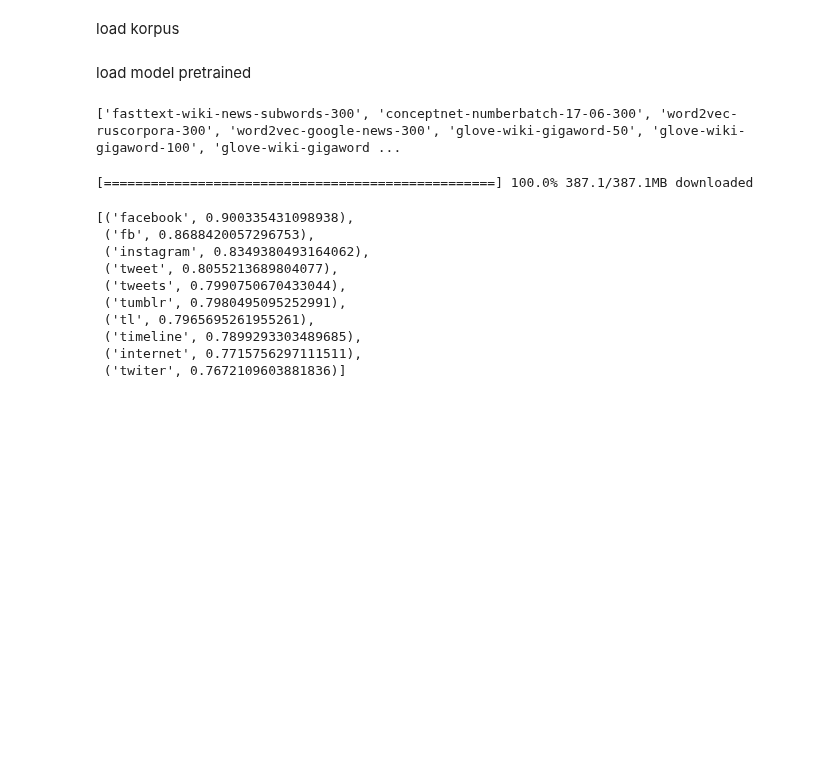
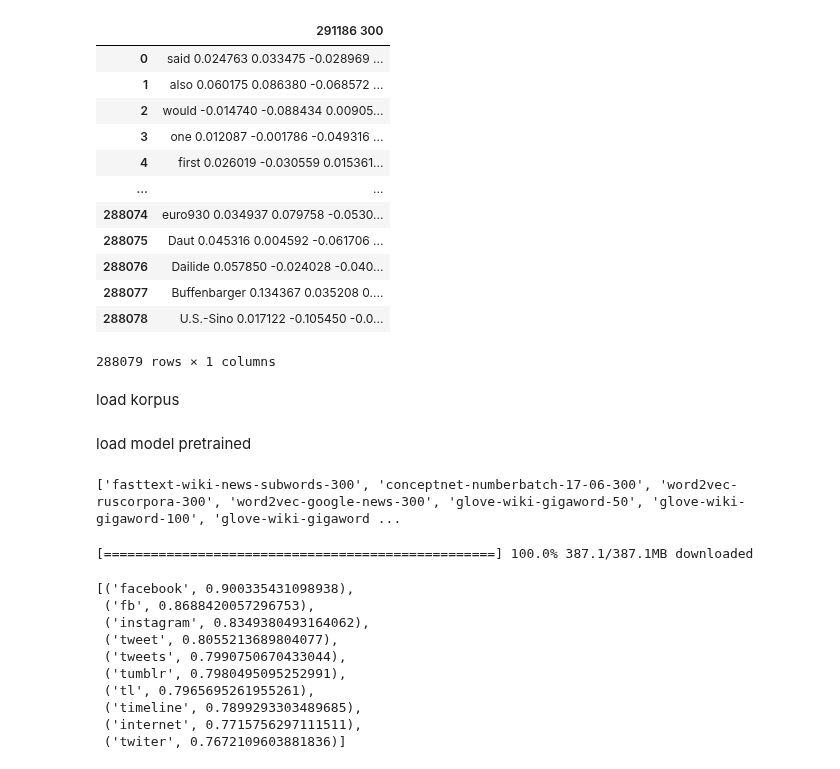
Before and after one commit to alfinmaulani/skripsi, a Jupyter notebook: pretrained_ekstraksi_dan_klasifikasi.ipynb, the cells around one changed output. Cells and saved outputs as stored; diff of their text form; code cells hidden in the pictures; blank space fills up the shorter version.

```diff
--- a/pretrained_ekstraksi_dan_klasifikasi.ipynb
+++ b/pretrained_ekstraksi_dan_klasifikasi.ipynb
@@ -28,3 +106,19 @@ drive.mount('/content/drive')
+# %%
+df
+# %% [output]
+|  | 291186 300 |
+| 0 | said 0.024763 0.033475 -0.028969 ... |
+| 1 | also 0.060175 0.086380 -0.068572 ... |
+| 2 | would -0.014740 -0.088434 0.00905... |
+| 3 | one 0.012087 -0.001786 -0.049316 ... |
+| 4 | first 0.026019 -0.030559 0.015361... |
+| ... | ... |
+| 288074 | euro930 0.034937 0.079758 -0.0530... |
+| 288075 | Daut 0.045316 0.004592 -0.061706 ... |
+| 288076 | Dailide 0.057850 -0.024028 -0.040... |
+| 288077 | Buffenbarger 0.134367 0.035208 0.... |
+| 288078 | U.S.-Sino 0.017122 -0.105450 -0.0... |
+288079 rows × 1 columns
 # %% [markdown]
 load korpus
 # %%
```
Also changed, not shown: parts of 15 cells of this notebook.
